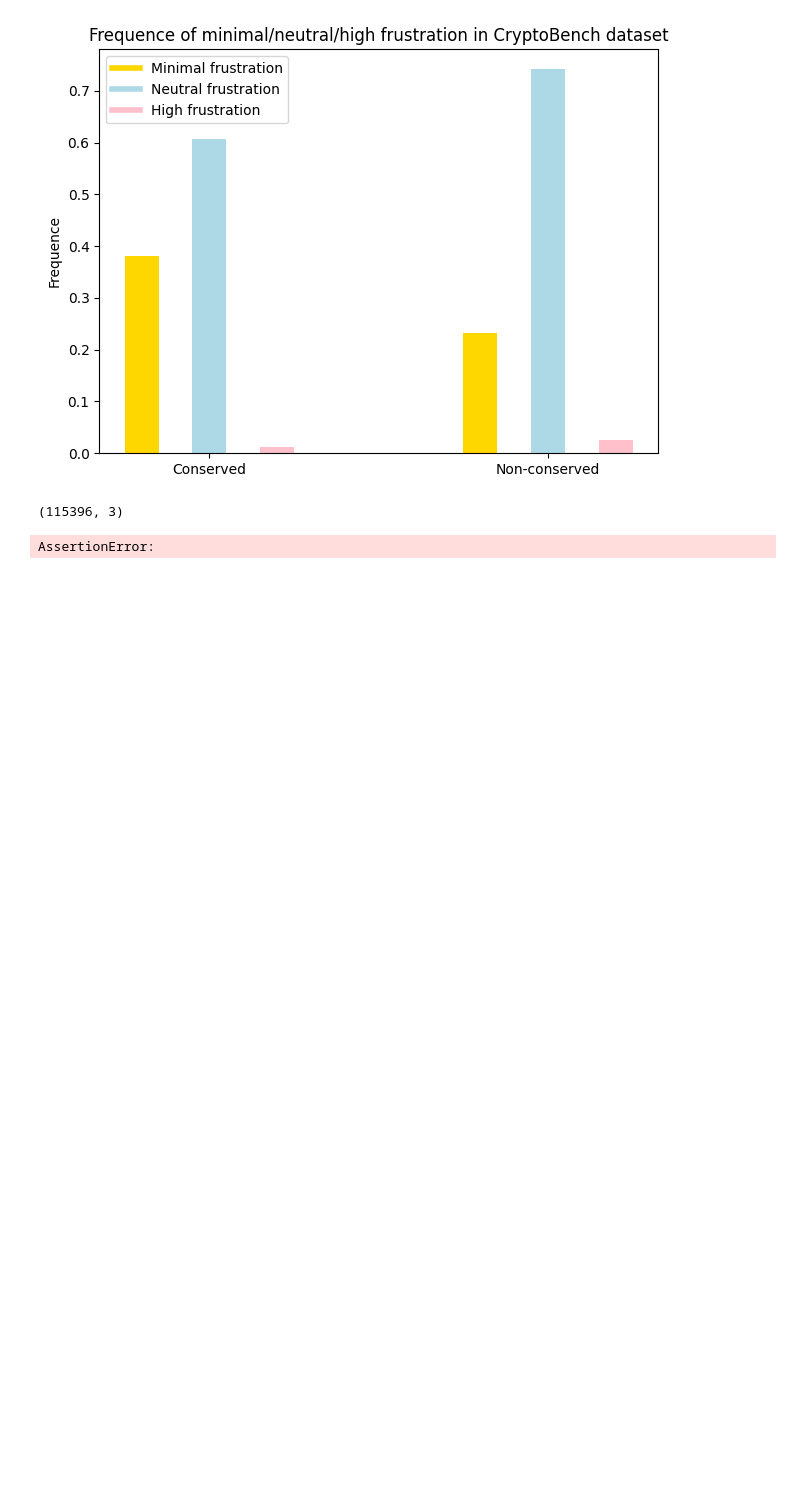
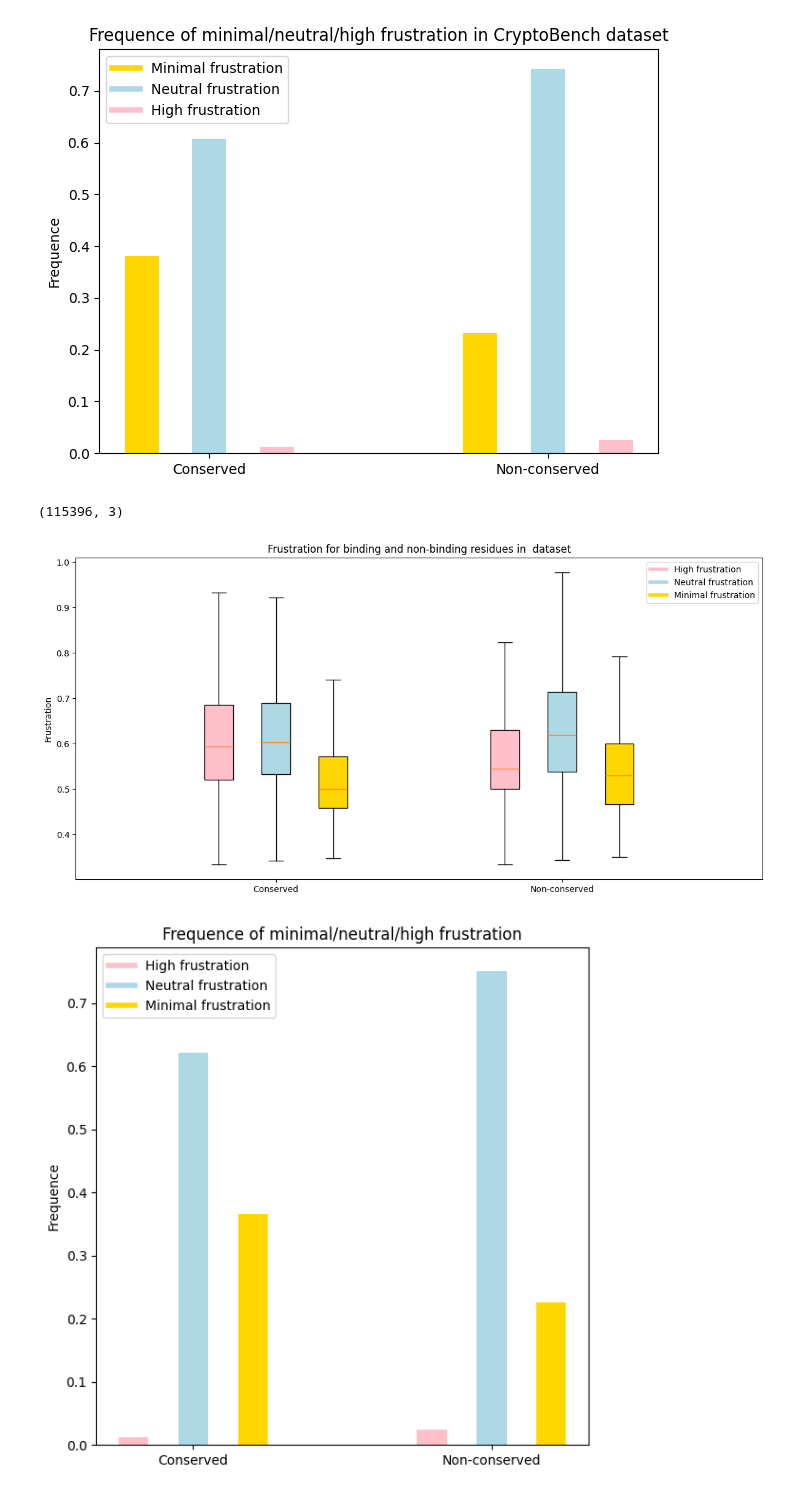
Before and after one commit to skrhakv/pocket-movement-analysis, a Jupyter notebook: src/feature-analysis/frustration/analysis.ipynb, the cells around one changed output. Saved outputs shown, nothing was run; the diff lists cells and outputs as text; code cells hidden in the pictures; blank space fills up the shorter version.

```diff
--- a/src/feature-analysis/frustration/analysis.ipynb
+++ b/src/feature-analysis/frustration/analysis.ipynb
@@ -583,7 +582,7 @@ def print_plots(data, labels=['', ''], dataset=''):
     plt.show()
 
 
-    plt.figure(figsize=(7, 6))
+    plt.figure(figsize=(12, 6))
 
     for i, values in enumerate(data):
         high_frustration, neutral_frustration, minimal_frustration = analyze_frustration_stats(values)
@@ -712,15 +711,16 @@ nonconserved_frustration.shape, nonconserved_frustration
 # %%
 # rigid_frustration, rigid_conservation = load_dataset_with_conservation('rigid-dataset', 'mutational')
 # cryptobench_frustration, cryptobench_conservation = load_dataset_with_conservation('cryptobench-dataset', 'mutational')
 # conserved_frustration = rigid_frustration[rigid_conservation == 1]
 # nonconserved_frustration = rigid_frustration[rigid_conservation == 0]
 
-assert len(conserved_frustration) + len(nonconserved_frustration) == len(rigid_frustration)
+# assert len(conserved_frustration) + len(nonconserved_frustration) == len(rigid_frustration)
+#
+# conserved_frustration = np.concatenate((conserved_frustration, cryptobench_frustration[cryptobench_conservation == 1]), axis=0)
+# nonconserved_frustration = np.concatenate((nonconserved_frustration, cryptobench_frustration[cryptobench_conservation == 0]), axis=0)
+# labels = ['Conserved', 'Non-conserved']
 
-conserved_frustration = np.concatenate((conserved_frustration, cryptobench_frustration[cryptobench_conservation == 1]), axis=0)
-nonconserved_frustration = np.concatenate((nonconserved_frustration, cryptobench_frustration[cryptobench_conservation == 0]), axis=0)
-labels = ['Conserved', 'Non-conserved']
-
-# print_plots([conserved_frustration, nonconserved_frustration], labels=labels)
+print_plots([conserved_frustration, nonconserved_frustration], labels=labels)
 # %% [output]
-AssertionError:
+[figure, added]
+[figure, added]
```
Also changed, not shown: parts of 3 cells of this notebook.
